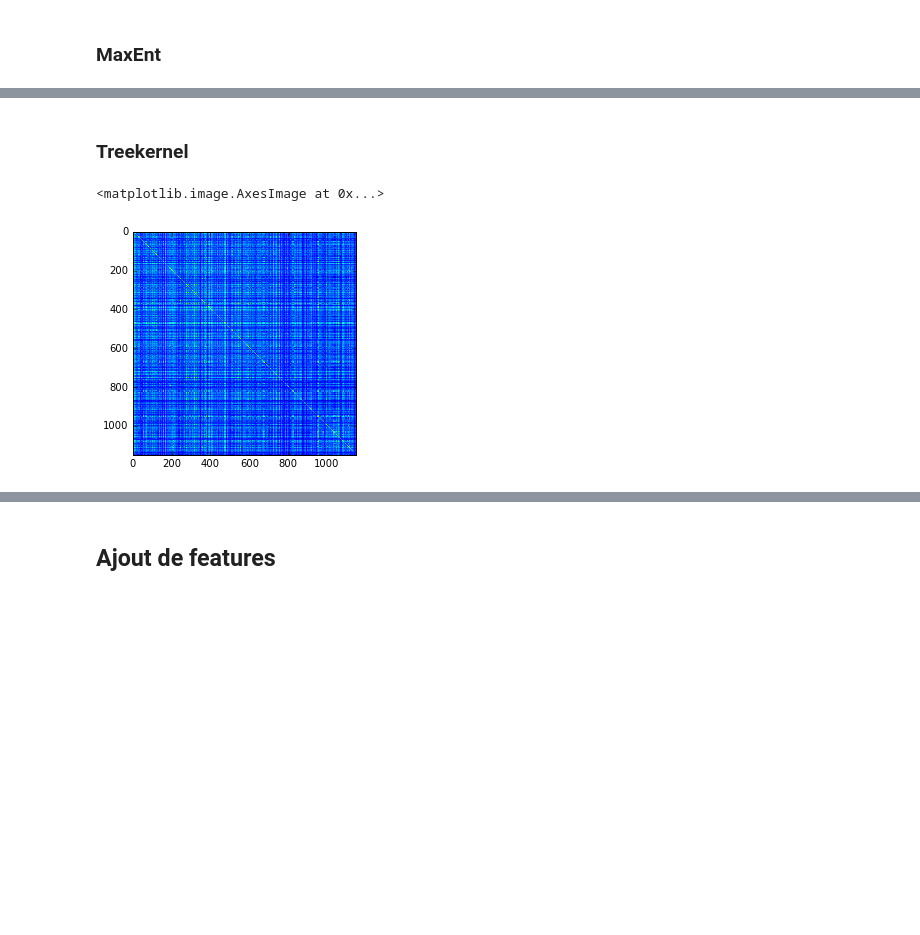
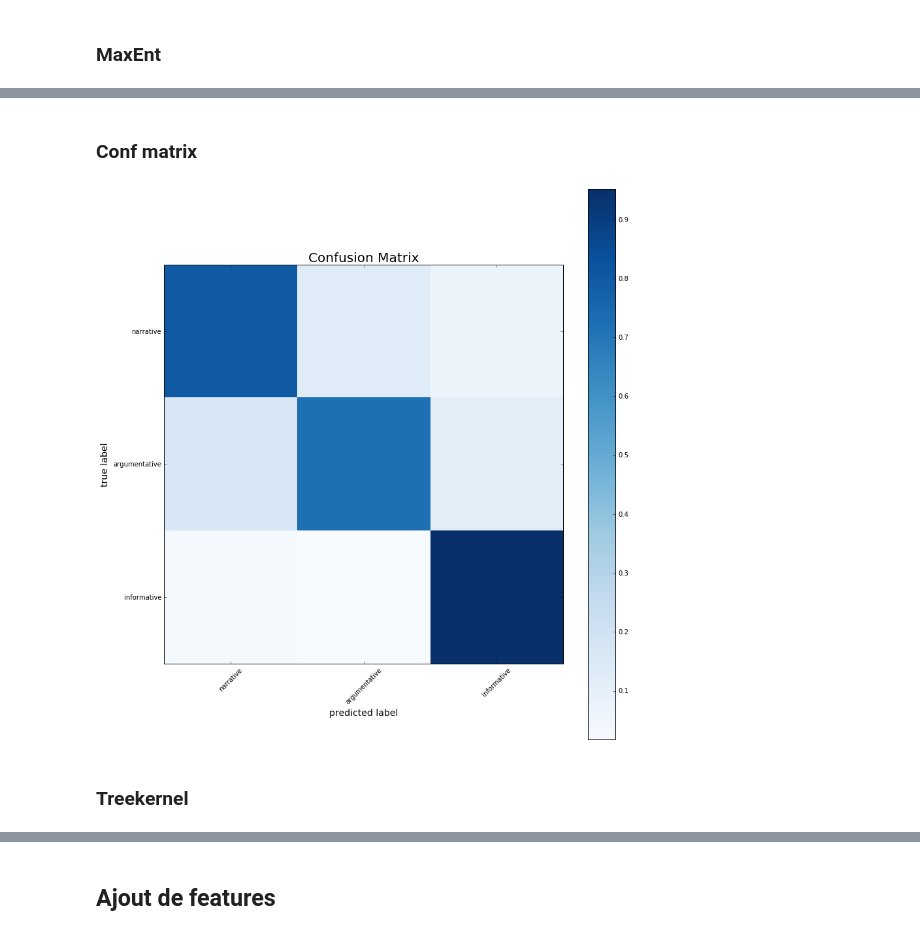
Before and after one commit to emited/discourseAnalysis, a Jupyter notebook: code/experiments.ipynb, the cells around one changed output, grey strips where cells are left out. Cells and saved outputs as stored; diff of their text form; code cells hidden in the pictures; blank space fills up the shorter version.

```diff
--- a/code/experiments.ipynb
+++ b/code/experiments.ipynb
@@ -207,3 +225,16 @@ kernels.compute_gram(V_plus,V_plus,kernel=)
+# %% [markdown]
+### Conf matrix
+# %%
+from sklearn import metrics
+classes = ['narrative','argumentative','informative']
+
+maxent.fit(V[rep][idx],y[idx])
+pred=maxent.predict(V[rep][idx])
+conf = metrics.confusion_matrix(y[idx],pred)
+norm_conf = conf.astype('float') / conf.sum(axis=1)[:, np.newaxis]
+plot_confusion_matrix(norm_conf)
+# %% [output]
+[figure, added]
 # %% [markdown]
 ### Treekernel
 # %%
@@ -211,5 +242,0 @@ K_t = pickle.load(open('../../data/test/tree_kernel.pkl'))
-# %%
-plt.imshow(K_t)
-# %% [output]
-<matplotlib.image.AxesImage at 0x...>
-[figure, removed]
```
Also changed, not shown: parts of 27 cells of this notebook, 2 other files.
